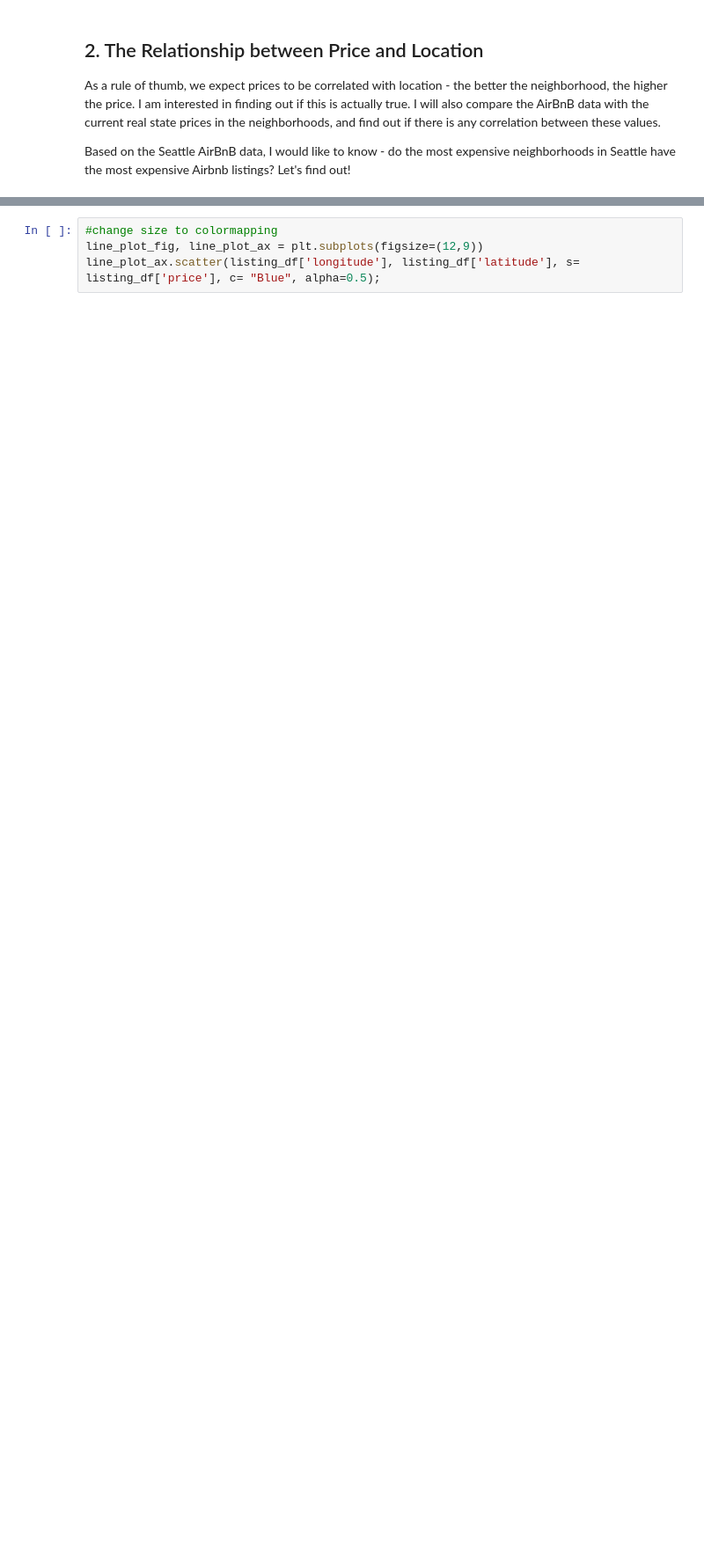
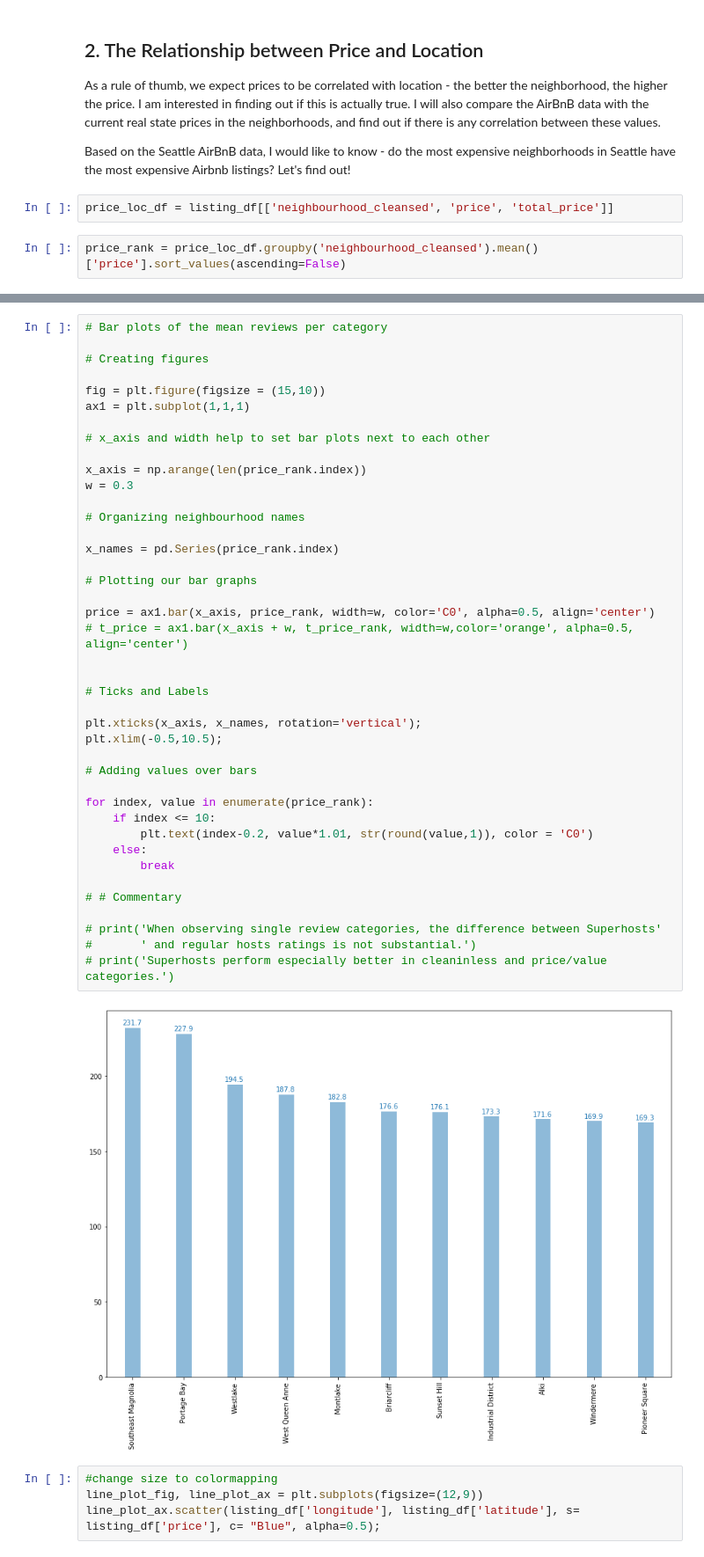
Before and after one commit to ttheoto/Udacity_Airbnb_Project, a Jupyter notebook: Airbnb_Seattle_Exploration.ipynb, the cells around one changed output, grey strips where cells are left out. Shown: that part at 88% size. Saved outputs shown, nothing was run; the diff lists cells and outputs as text; blank space fills up the shorter version.

Commit message:
Second Question
First Calculations - Location & Price

```diff
--- a/Airbnb_Seattle_Exploration.ipynb
+++ b/Airbnb_Seattle_Exploration.ipynb
@@ -415,3 +415,7 @@ plt.plot(time_df['date'], time_df['price']);
 As a rule of thumb, we expect prices to be correlated with location - the better the neighborhood, the higher the price. I am interested in finding out if this is actually true. I will also compare the AirBnB data with the current real state prices in the neighborhoods, and find out if there is any correlation between these values.
 
 Based on the Seattle AirBnB data, I would like to know - do the most expensive neighborhoods in Seattle have the most expensive Airbnb listings? Let's find out!
+# %%
+price_loc_df = listing_df[['neighbourhood_cleansed', 'price', 'total_price']]
+# %%
+price_rank = price_loc_df.groupby('neighbourhood_cleansed').mean()['price'].sort_values(ascending=False)
@@ -418,3 +430,46 @@ Based on the Seattle AirBnB data, I would like to know - do the most expensive n
+# %%
+# Bar plots of the mean reviews per category
+
+# Creating figures
+
+fig = plt.figure(figsize = (15,10))
+ax1 = plt.subplot(1,1,1)
+
+# x_axis and width help to set bar plots next to each other
+
+x_axis = np.arange(len(price_rank.index))
+w = 0.3
+
+# Organizing neighbourhood names
+
+x_names = pd.Series(price_rank.index)
+
+# Plotting our bar graphs
+
+price = ax1.bar(x_axis, price_rank, width=w, color='C0', alpha=0.5, align='center')
+# t_price = ax1.bar(x_axis + w, t_price_rank, width=w,color='orange', alpha=0.5, align='center')
+
+
+# Ticks and Labels
+
+plt.xticks(x_axis, x_names, rotation='vertical');
+plt.xlim(-0.5,10.5);
+
+# Adding values over bars
+
+for index, value in enumerate(price_rank):
+    if index <= 10:
+        plt.text(index-0.2, value*1.01, str(round(value,1)), color = 'C0')
+    else:
+        break
+
+# # Commentary
+
+# print('When observing single review categories, the difference between Superhosts'
+#       ' and regular hosts ratings is not substantial.')
+# print('Superhosts perform especially better in cleaninless and price/value categories.')
+# %% [output]
+[figure, added]
 # %%
 #change size to colormapping
 line_plot_fig, line_plot_ax = plt.subplots(figsize=(12,9))
```
Also changed, not shown: parts of 4 cells of this notebook.
